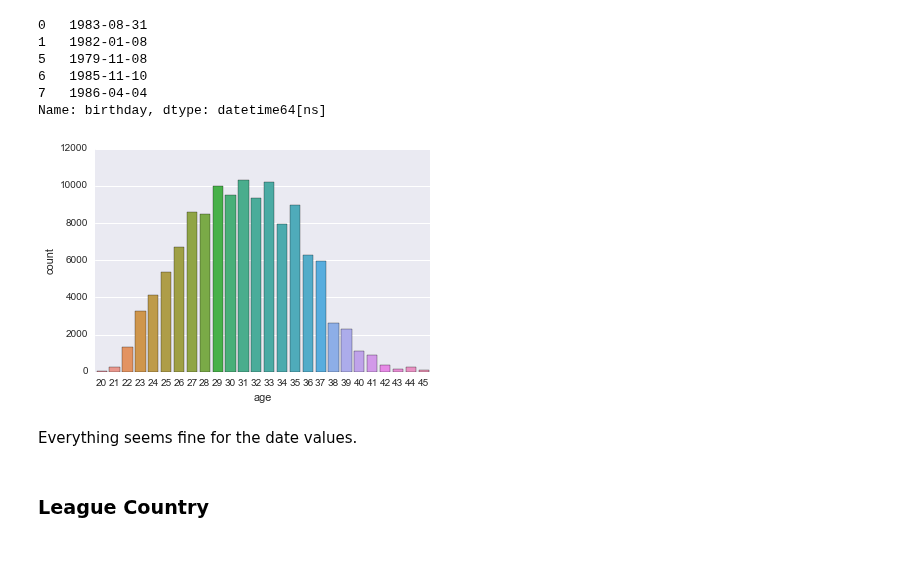
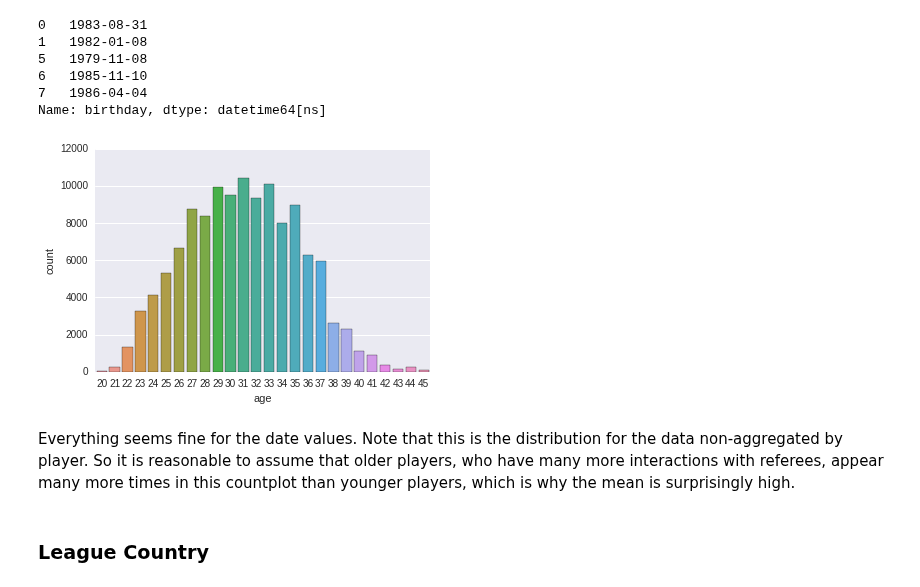
Before and after one commit to semplea/adaepfl-hw, a Jupyter notebook: 04 - Applied ML/nb.ipynb, the cells around one changed output. Saved outputs shown, nothing was run; the diff lists cells and outputs as text; code cells hidden in the pictures; blank space fills up the shorter version.

```diff
--- a/04 - Applied ML/nb.ipynb
+++ b/04 - Applied ML/nb.ipynb
@@ -133,13 +133,13 @@ import datetime as DT
 now = pd.Timestamp(DT.datetime.now())
 # We will plot the age in year of the players from their birthday
 age = skin_data[['birthday']]
-age['age'] = age.apply(lambda x: int((now - x['birthday']).days/365.25) , axis=1)
+skin_data['age'] = age.apply(lambda x: int((now - x['birthday']).days/365.25) , axis=1)
 # %%
-p = sns.countplot(x="age", data=age)
+p = sns.countplot(x="age", data=skin_data)
 # %% [output]
-[figure, old version]
+[figure, new version]
-# %% [markdown]
-Everything seems fine for the date values.
+# %% [markdown]
+Everything seems fine for the date values. Note that this is the distribution for the data non-aggregated by player. So it is reasonable to assume that older players, who have many more interactions with referees, appear many more times in this countplot than younger players, which is why the mean is surprisingly high.
 # %% [markdown]
 ### League Country
 # %%
```
Also changed, not shown: parts of 75 cells of this notebook, 1 other file.
